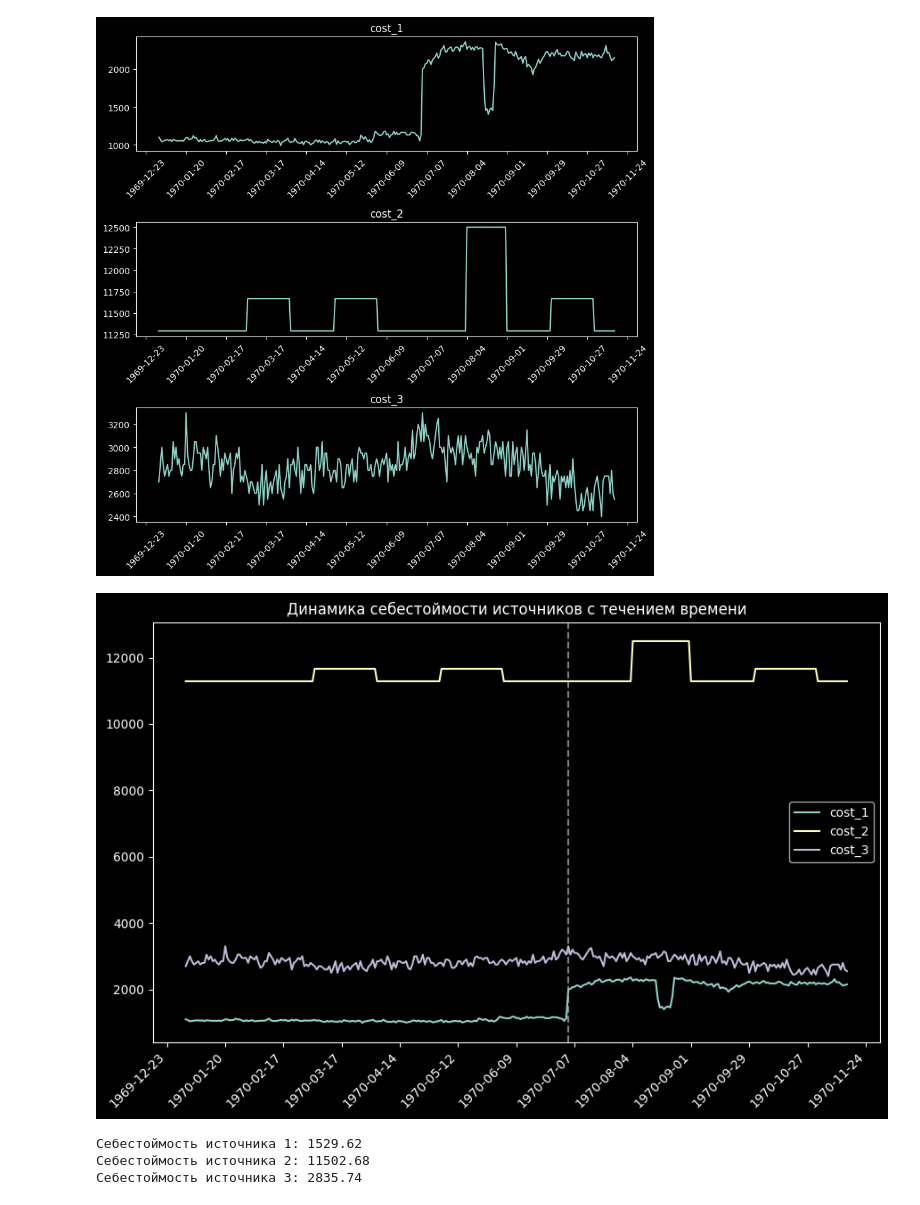
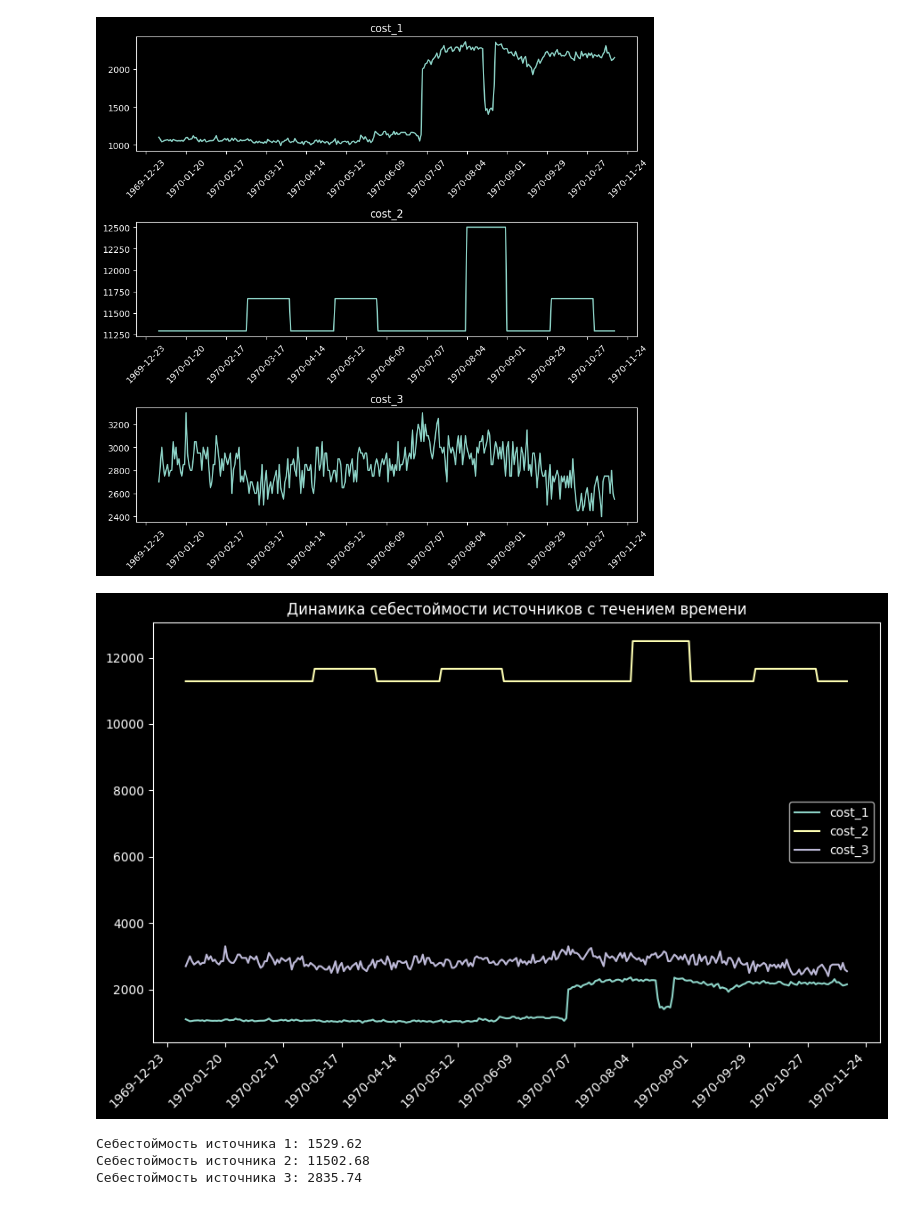
Before and after one commit to IAmSerepok/DataFromVariousSources, a Jupyter notebook: cost_price.ipynb, the cells around one changed output. Cells and saved outputs as stored; diff of their text form; code cells hidden in the pictures.

```diff
--- a/cost_price.ipynb
+++ b/cost_price.ipynb
@@ -61,26 +64,24 @@ plt.show()
 # %%
 cols = [f'cost_{i}' for i in range(1, 4)]
 
 fig, ax = plt.subplots(1, 1, figsize=(9, 6))
 
 for idx, col in enumerate(cols):
     ax.plot(df['date'], df[col], zorder=2, label=f'{col}')
-
-ax.axvline(df['date'].iloc[184], linestyle='--', color='gray', zorder=1)
 
 ax.xaxis.set_major_locator(mdates.WeekdayLocator(interval=4))
 ax.xaxis.set_major_formatter(mdates.DateFormatter('%Y-%m-%d'))
 
 plt.setp(ax.get_xticklabels(), rotation=45, ha='right')
 
 plt.title('Динамика себестоймости источников с течением времени')
 
 plt.legend()
 plt.tight_layout()
 
 plt.show()
 # %% [output]
-[figure, old version]
+[figure, new version]
 # %%
 for idx, cost in enumerate(df[[f'cost_{_}' for _ in range(1, 4)]].mean().values):
     print(f'Себестоймость источника {idx + 1}: {cost:.2f}')
```
Also changed, not shown: parts of 3 cells of this notebook.
